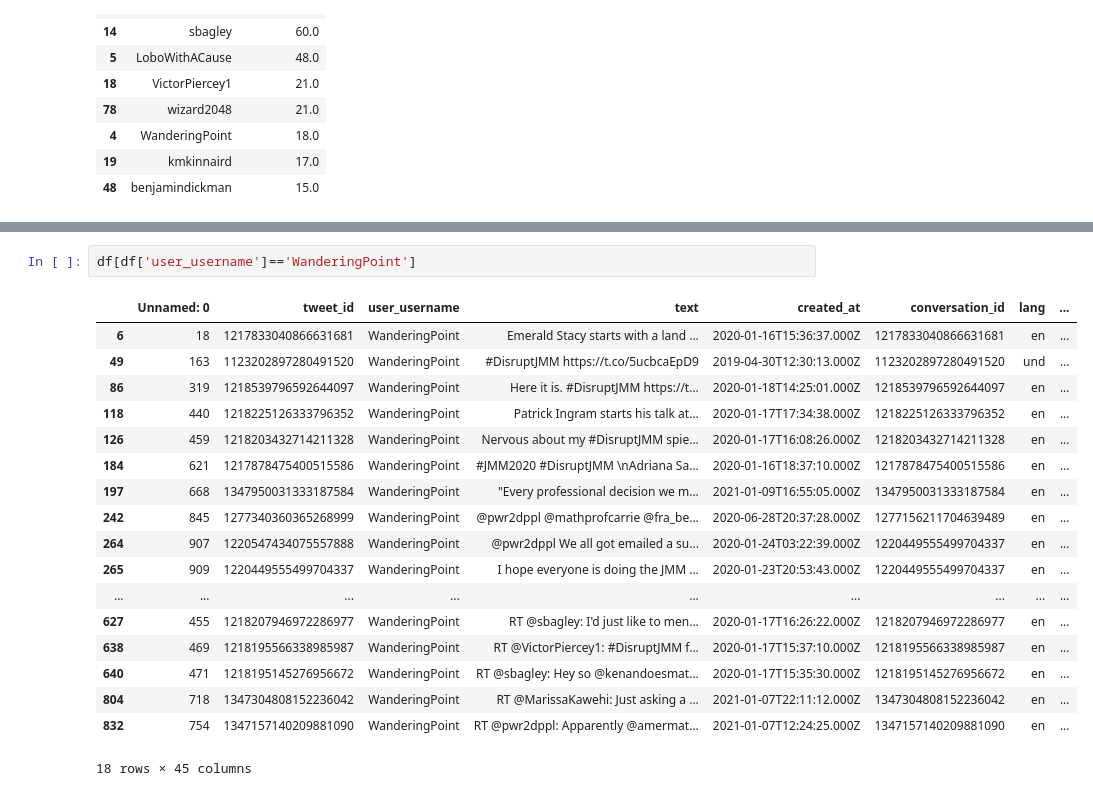
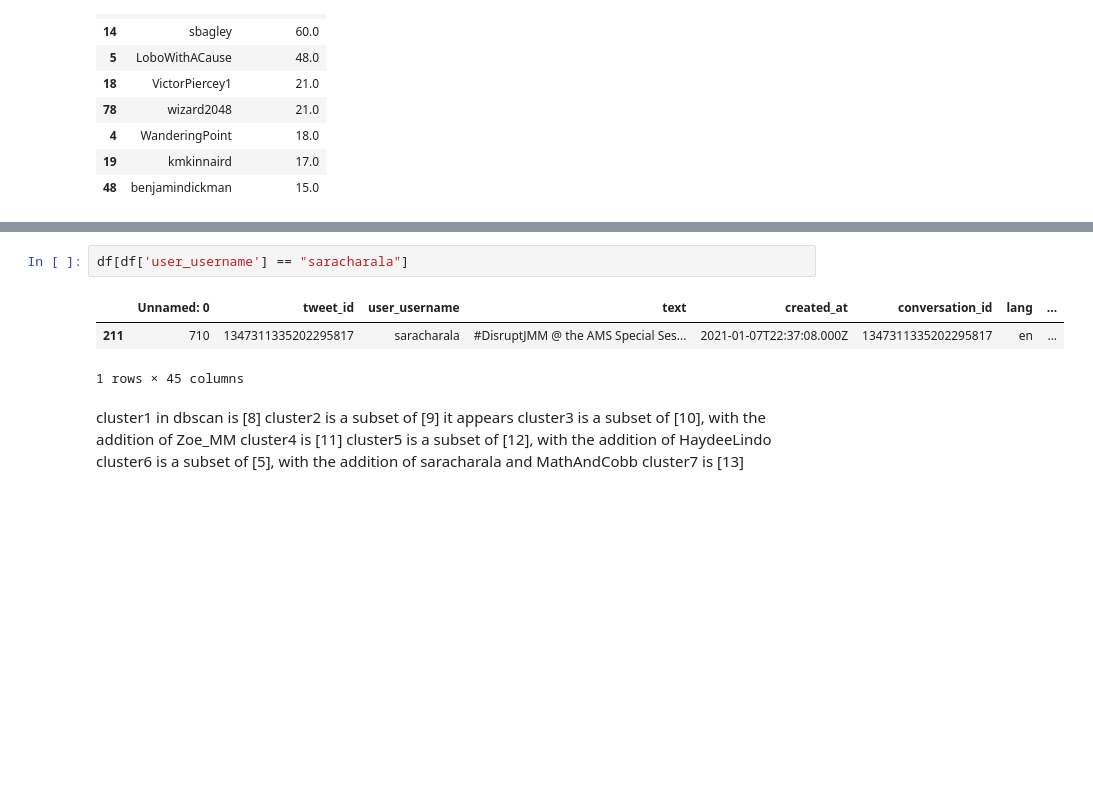
Before and after one commit to DAAAAMNSocialJustice/disruptjmm, a Jupyter notebook: tda/Rachel_cluster_tda_clean.ipynb, the cells around one changed output, grey strips where cells are left out. Saved outputs shown, nothing was run; the diff lists cells and outputs as text; blank space fills up the shorter version.

```diff
--- a/tda/Rachel_cluster_tda_clean.ipynb
+++ b/tda/Rachel_cluster_tda_clean.ipynb
@@ -627,21 +440,14 @@ print(df[df['user_username']=='WanderingPoint']['sourcetweet_type'].unique())
 # %%
-df[df['user_username']=='WanderingPoint']
+df[df['user_username'] == "saracharala"]
 # %% [output]
 |  | Unnamed: 0 | tweet_id | user_username | text | created_at | conversation_id | lang | ... |
-| 6 | 18 | 1217833040866631681 | WanderingPoint | Emerald Stacy starts with a land ... | 2020-01-16T15:36:37.000Z | 1217833040866631681 | en | ... |
-| 49 | 163 | 1123202897280491520 | WanderingPoint | #DisruptJMM https://t.co/5ucbcaEpD9 | 2019-04-30T12:30:13.000Z | 1123202897280491520 | und | ... |
-| 86 | 319 | 1218539796592644097 | WanderingPoint | Here it is. #DisruptJMM https://t... | 2020-01-18T14:25:01.000Z | 1218539796592644097 | en | ... |
-| 118 | 440 | 1218225126333796352 | WanderingPoint | Patrick Ingram starts his talk at... | 2020-01-17T17:34:38.000Z | 1218225126333796352 | en | ... |
-| 126 | 459 | 1218203432714211328 | WanderingPoint | Nervous about my #DisruptJMM spie... | 2020-01-17T16:08:26.000Z | 1218203432714211328 | en | ... |
-| 184 | 621 | 1217878475400515586 | WanderingPoint | #JMM2020 #DisruptJMM \nAdriana Sa... | 2020-01-16T18:37:10.000Z | 1217878475400515586 | en | ... |
-| 197 | 668 | 1347950031333187584 | WanderingPoint | "Every professional decision we m... | 2021-01-09T16:55:05.000Z | 1347950031333187584 | en | ... |
-| 242 | 845 | 1277340360365268999 | WanderingPoint | @pwr2dppl @mathprofcarrie @fra_be... | 2020-06-28T20:37:28.000Z | 1277156211704639489 | en | ... |
-| 264 | 907 | 1220547434075557888 | WanderingPoint | @pwr2dppl We all got emailed a su... | 2020-01-24T03:22:39.000Z | 1220449555499704337 | en | ... |
-| 265 | 909 | 1220449555499704337 | WanderingPoint | I hope everyone is doing the JMM ... | 2020-01-23T20:53:43.000Z | 1220449555499704337 | en | ... |
-| ... | ... | ... | ... | ... | ... | ... | ... | ... |
-| 627 | 455 | 1218207946972286977 | WanderingPoint | RT @sbagley: I'd just like to men... | 2020-01-17T16:26:22.000Z | 1218207946972286977 | en | ... |
-| 638 | 469 | 1218195566338985987 | WanderingPoint | RT @VictorPiercey1: #DisruptJMM f... | 2020-01-17T15:37:10.000Z | 1218195566338985987 | en | ... |
-| 640 | 471 | 1218195145276956672 | WanderingPoint | RT @sbagley: Hey so @kenandoesmat... | 2020-01-17T15:35:30.000Z | 1218195145276956672 | en | ... |
-| 804 | 718 | 1347304808152236042 | WanderingPoint | RT @MarissaKawehi: Just asking a ... | 2021-01-07T22:11:12.000Z | 1347304808152236042 | en | ... |
-| 832 | 754 | 1347157140209881090 | WanderingPoint | RT @pwr2dppl: Apparently @amermat... | 2021-01-07T12:24:25.000Z | 1347157140209881090 | en | ... |
+| 211 | 710 | 1347311335202295817 | saracharala | #DisruptJMM @ the AMS Special Ses... | 2021-01-07T22:37:08.000Z | 1347311335202295817 | en | ... |
-18 rows × 45 columns
+1 rows × 45 columns
+# %% [markdown]
+cluster1 in dbscan is [8]
+cluster2 is a subset of [9] it appears
+cluster3 is a subset of [10], with the addition of Zoe_MM
+cluster4 is [11]
+cluster5 is a subset of [12], with the addition of HaydeeLindo
+cluster6 is a subset of [5], with the addition of saracharala and MathAndCobb
+cluster7 is [13]
```
Also changed, not shown: parts of 49 cells of this notebook, 1 other file.
